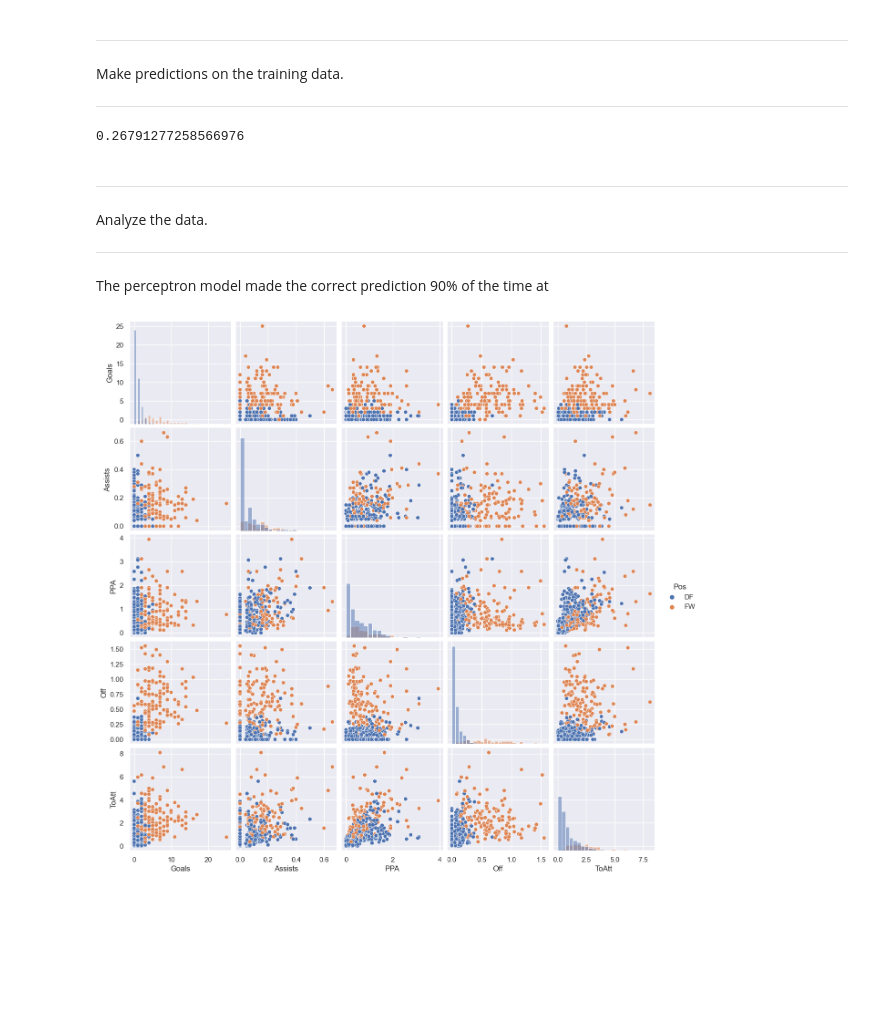
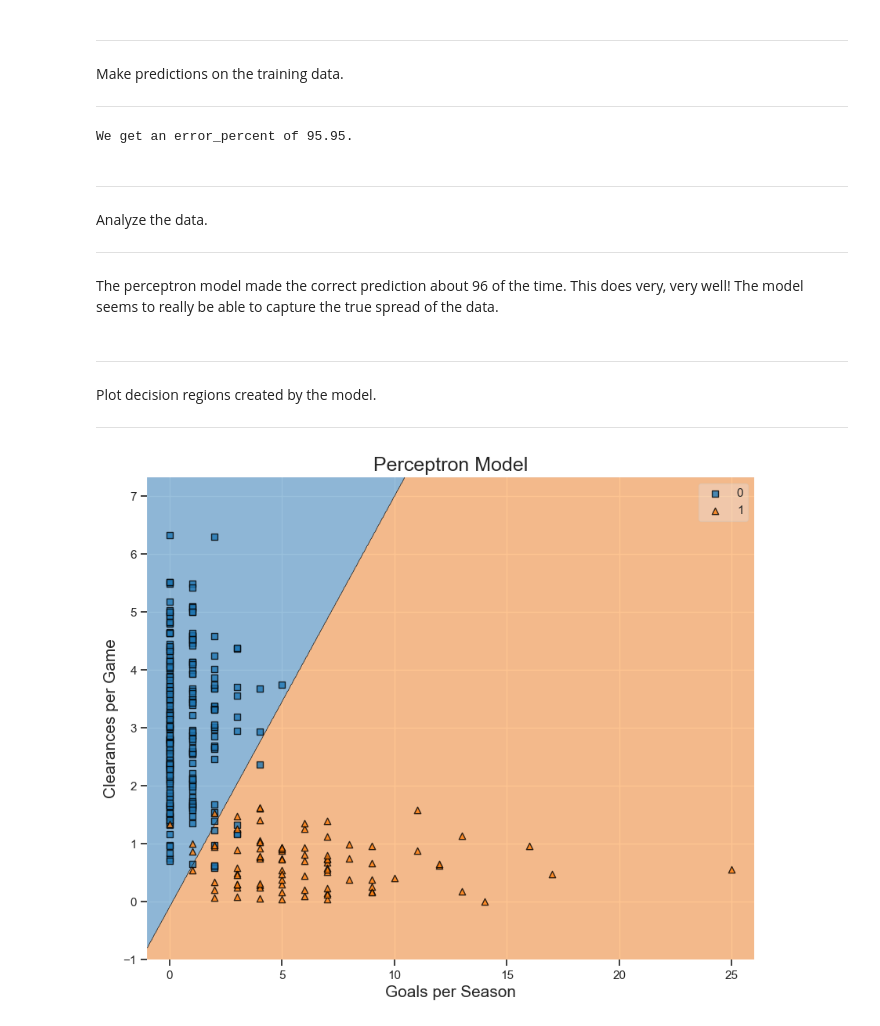
Before and after one commit to pstern17/INDE-577, a Jupyter notebook: 1. Supervised Learning/1.1. The Perceptron Algorithm/perceptron.ipynb, the cells around one changed output. Drawn from its saved outputs; the diff is of its cells as text; code cells hidden in the pictures; blank space fills up the shorter version.

Commit message:
Final Perceptron + Deleting Extra Files

```diff
--- a/1. Supervised Learning/1.1. The Perceptron Algorithm/perceptron.ipynb
+++ b/1. Supervised Learning/1.1. The Perceptron Algorithm/perceptron.ipynb
@@ -128,8 +128,8 @@ df_clr = defender['Clr'].values
 
 # Get the data for our model
 predictors = data[['Goals', 'Clr']].values
-response = [[int(val)] for val in (data['Pos'] == 'FW')]
-response = np.ravel(response).reshape(-1,1)
+response = [int(val) for val in (data['Pos'] == 'FW')]
+response = np.array(response)
 # %% [markdown]
 ***
 Finally, let's get testing and training data, so we can check our results on new data.
@@ -232,7 +232,7 @@ class Perceptron(object):
         Predicts the class labels for the input feature vectors X after training.
         '''
         # Predict class labels based on net input.
-        return np.where(self.net_input(X) >= 0.0, 1, -1)
+        return np.where(self.net_input(X) >= 0.0, 1, 0)
 # %% [markdown]
 ## Applying the Algorithm:
 # %% [markdown]
@@ -253,34 +253,39 @@ Make predictions on the training data.
 ***
 # %%
 # Predict make predictions based on training.
-y_hat = ptron.predict(train_p)
+y_hat = ptron.predict(train_p).reshape(-1,1)
 
-# Compare our predictions with reality.
-sum = 0
+# Compare y_hat and y
+errors = 0
 for i in range(len(y_hat)):
-    if y_hat[i] == train_r[i][0]:
-        sum += 1
+    if y_hat[i] == train_r[i]:
+        errors += 1
+error_percent = errors / len(y_hat)
 
-sum / len(y_hat)
+print(f"We get an error_percent of {round(error_percent * 100, 2)}.")
 # %% [output]
-0.26791277258566976
+We get an error_percent of 95.95.
 # %% [markdown]
 ***
 Analyze the data.
 ***
 # %% [markdown]
-The perceptron model made the correct prediction 90% of the time at
+The perceptron model made the correct prediction about 96 of the time. This does very, very well! The model seems to really be able to capture the true spread of the data.
-# %%
-# Assuming 'data' is your DataFrame containing predictors and target variable
-predictors = data[['Goals', 'Assists', 'PPA', 'Off', 'ToAtt']]
-y = data['Pos']
-
-# Combine predictors and target into a single DataFrame
-df = predictors.copy()
-df['Pos'] = y
-
-# Create pairplot
-sns.pairplot(df, hue='Pos', diag_kind='hist')
-plt.show()
-# %% [output]
-[figure, removed]
+# %% [markdown]
+***
+Plot decision regions created by the model.
+***
+# %%
+# Set the figure size.
+plt.figure(figsize = (10, 8))
+
+# Print the decision regions.
+plot_decision_regions(train_p, train_r, clf = ptron)
+
+# Plot the titles and labels.
+plt.title("Perceptron Model", fontsize = 18)
+plt.xlabel("Goals per Season", fontsize = 15)
+plt.ylabel("Clearances per Game", fontsize = 15)
+plt.show()
+# %% [output]
+[figure, added]
```
Also changed, not shown: parts of 19 cells of this notebook, 7 other files.
